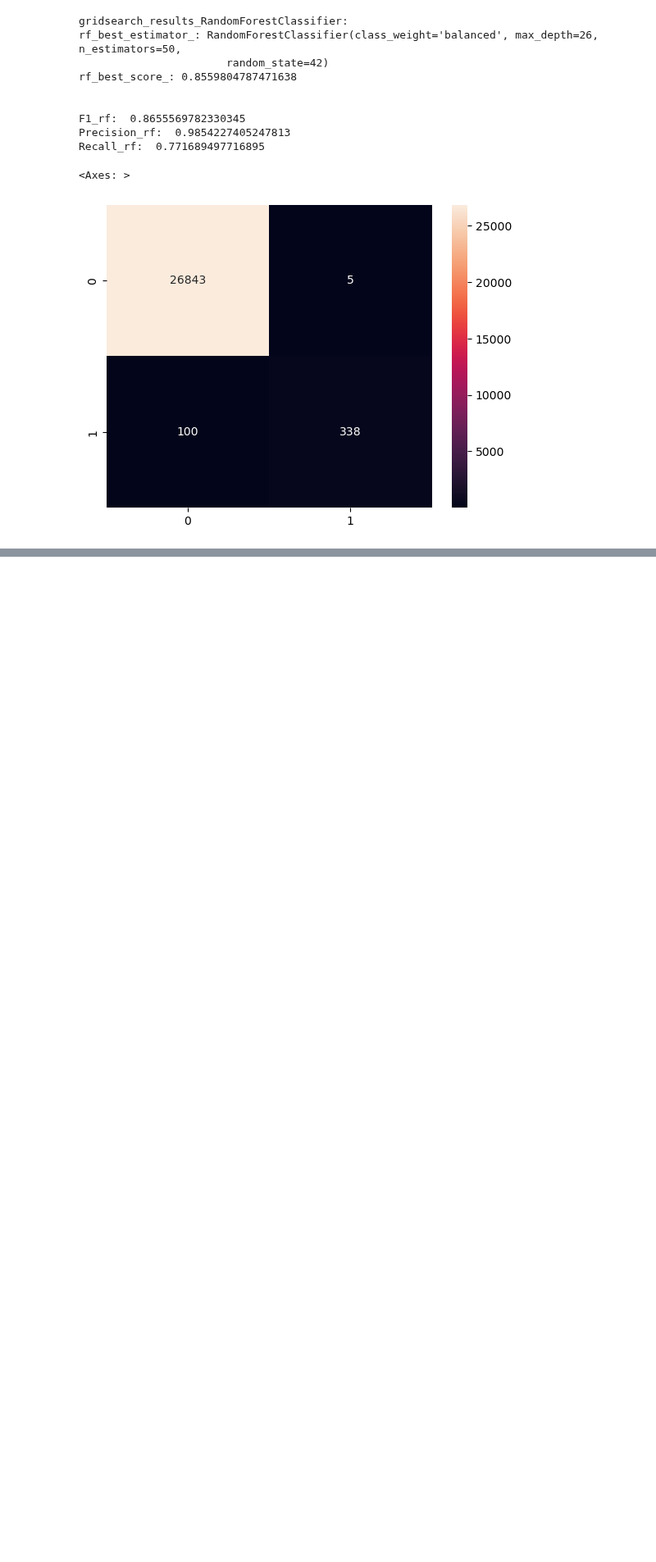
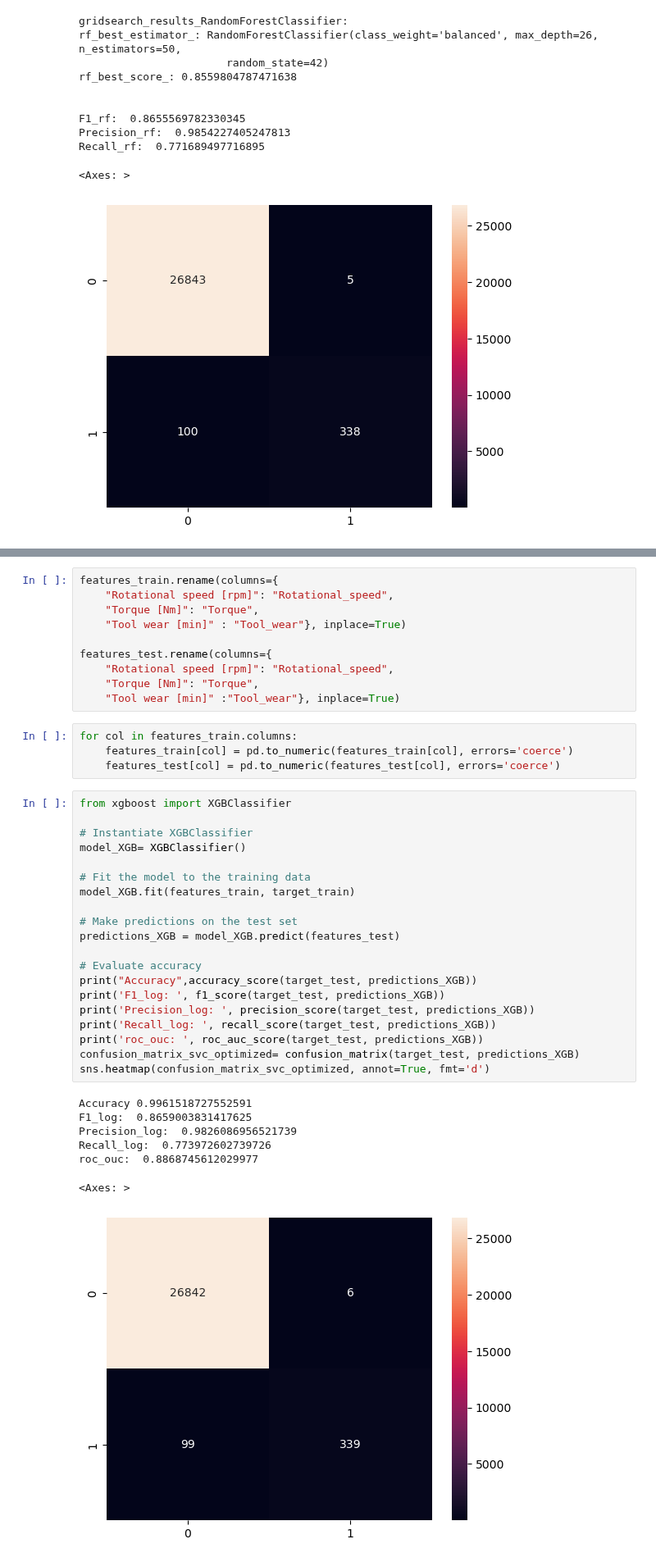
Before and after one commit to farnazashrafi/portfolio_project, a Jupyter notebook: notebooks/farnaz_test_2.ipynb, the cells around one changed output, grey strips where cells are left out. Shown at 82% size. Drawn from its saved outputs; the diff is of its cells as text; blank space fills up the shorter version.

```diff
--- a/notebooks/farnaz_test_2.ipynb
+++ b/notebooks/farnaz_test_2.ipynb
@@ -325,0 +439,42 @@ Recall_rf:  0.771689497716895
+# %%
+features_train.rename(columns={
+    "Rotational speed [rpm]": "Rotational_speed",
+    "Torque [Nm]": "Torque",
+    "Tool wear [min]" : "Tool_wear"}, inplace=True)
+
+features_test.rename(columns={
+    "Rotational speed [rpm]": "Rotational_speed",
+    "Torque [Nm]": "Torque",
+    "Tool wear [min]" :"Tool_wear"}, inplace=True)
+# %%
+for col in features_train.columns:
+    features_train[col] = pd.to_numeric(features_train[col], errors='coerce')
+    features_test[col] = pd.to_numeric(features_test[col], errors='coerce')
+# %%
+from xgboost import XGBClassifier
+
+# Instantiate XGBClassifier
+model_XGB= XGBClassifier()
+
+# Fit the model to the training data
+model_XGB.fit(features_train, target_train)
+
+# Make predictions on the test set
+predictions_XGB = model_XGB.predict(features_test)
+
+# Evaluate accuracy
+print("Accuracy",accuracy_score(target_test, predictions_XGB))
+print('F1_log: ', f1_score(target_test, predictions_XGB))
+print('Precision_log: ', precision_score(target_test, predictions_XGB))
+print('Recall_log: ', recall_score(target_test, predictions_XGB))
+print('roc_ouc: ', roc_auc_score(target_test, predictions_XGB))
+confusion_matrix_svc_optimized= confusion_matrix(target_test, predictions_XGB)
+sns.heatmap(confusion_matrix_svc_optimized, annot=True, fmt='d')
+# %% [output]
+Accuracy 0.9961518727552591
+F1_log:  0.8659003831417625
+Precision_log:  0.9826086956521739
+Recall_log:  0.773972602739726
+roc_ouc:  0.8868745612029977
+<Axes: >
+[figure, added]
```
Also changed, not shown: parts of 16 cells of this notebook.
